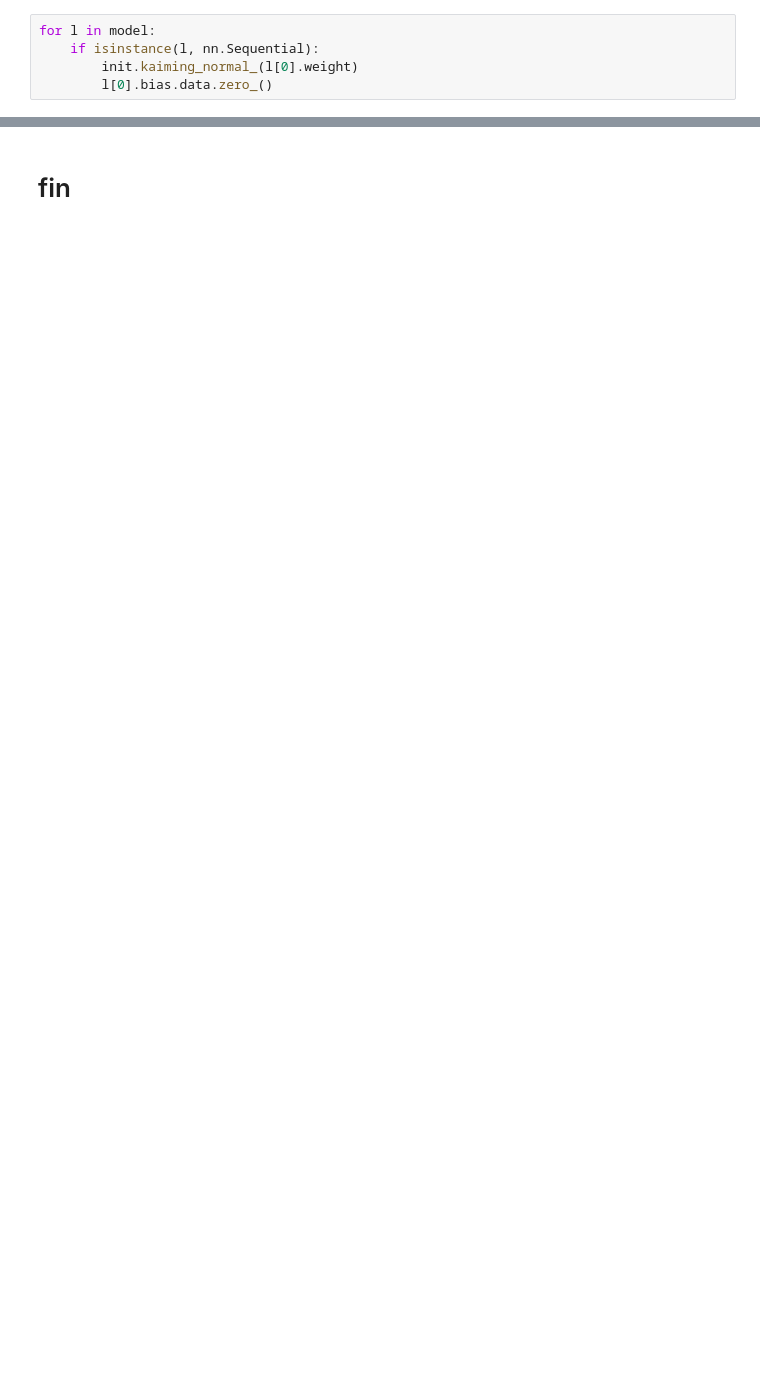
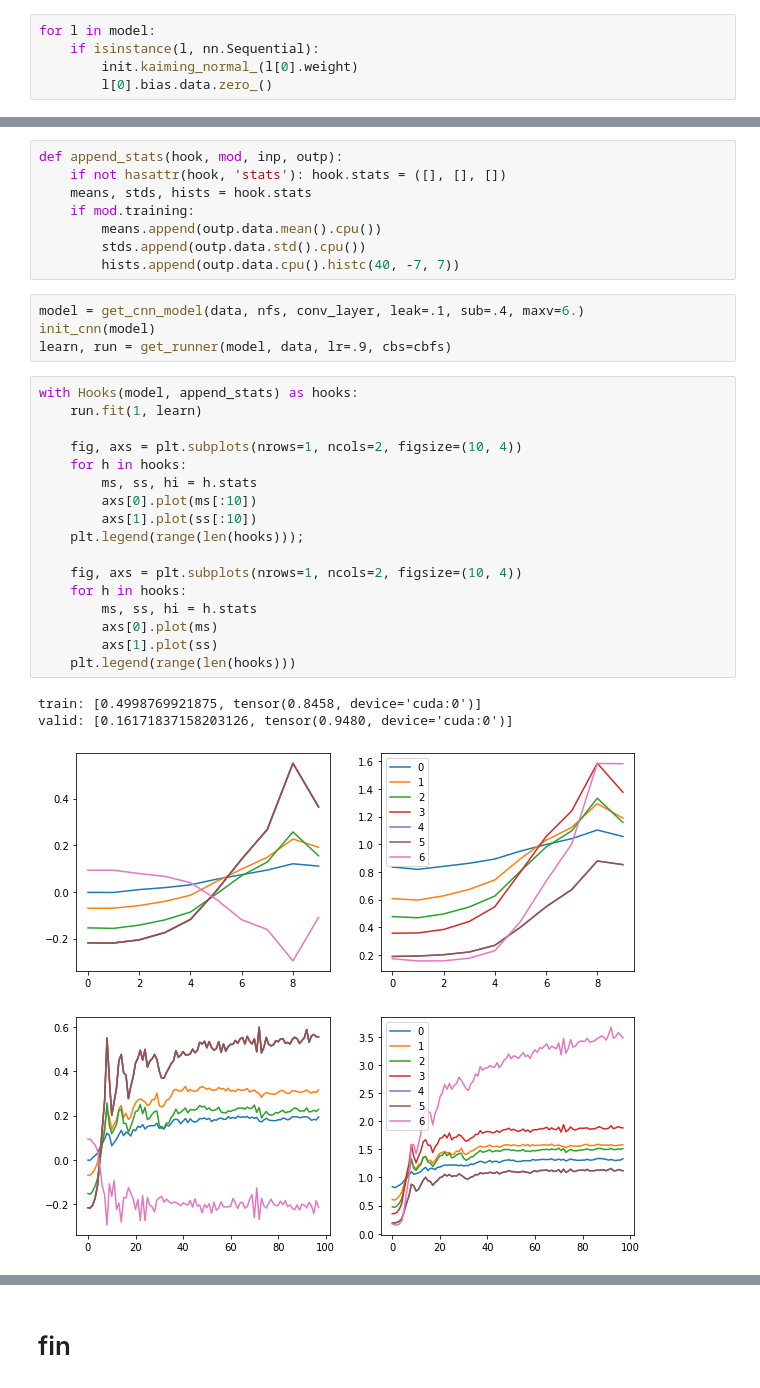
Before and after one commit to qAp/course-v3, a Jupyter notebook: nbs/dl2/06_cuda_cnn_hooks_init-lookntype.ipynb, the cells around one changed output, grey strips where cells are left out. Drawn from its saved outputs; the diff is of its cells as text; blank space fills up the shorter version.

```diff
--- a/nbs/dl2/06_cuda_cnn_hooks_init-lookntype.ipynb
+++ b/nbs/dl2/06_cuda_cnn_hooks_init-lookntype.ipynb
@@ -404,0 +485,34 @@ valid: [0.14327987060546876, tensor(0.9572, device='cuda:0')]
+# %%
+def append_stats(hook, mod, inp, outp):
+    if not hasattr(hook, 'stats'): hook.stats = ([], [], [])
+    means, stds, hists = hook.stats
+    if mod.training:
+        means.append(outp.data.mean().cpu())
+        stds.append(outp.data.std().cpu())
+        hists.append(outp.data.cpu().histc(40, -7, 7))
+# %%
+model = get_cnn_model(data, nfs, conv_layer, leak=.1, sub=.4, maxv=6.)
+init_cnn(model)
+learn, run = get_runner(model, data, lr=.9, cbs=cbfs)
+# %%
+with Hooks(model, append_stats) as hooks:
+    run.fit(1, learn)
+
+    fig, axs = plt.subplots(nrows=1, ncols=2, figsize=(10, 4))
+    for h in hooks:
+        ms, ss, hi = h.stats
+        axs[0].plot(ms[:10])
+        axs[1].plot(ss[:10])
+    plt.legend(range(len(hooks)));
+
+    fig, axs = plt.subplots(nrows=1, ncols=2, figsize=(10, 4))
+    for h in hooks:
+        ms, ss, hi = h.stats
+        axs[0].plot(ms)
+        axs[1].plot(ss)
+    plt.legend(range(len(hooks)))
+# %% [output]
+train: [0.4998769921875, tensor(0.8458, device='cuda:0')]
+valid: [0.16171837158203126, tensor(0.9480, device='cuda:0')]
+[figure, added]
+[figure, added]
```
Also changed, not shown: parts of 43 cells of this notebook.
